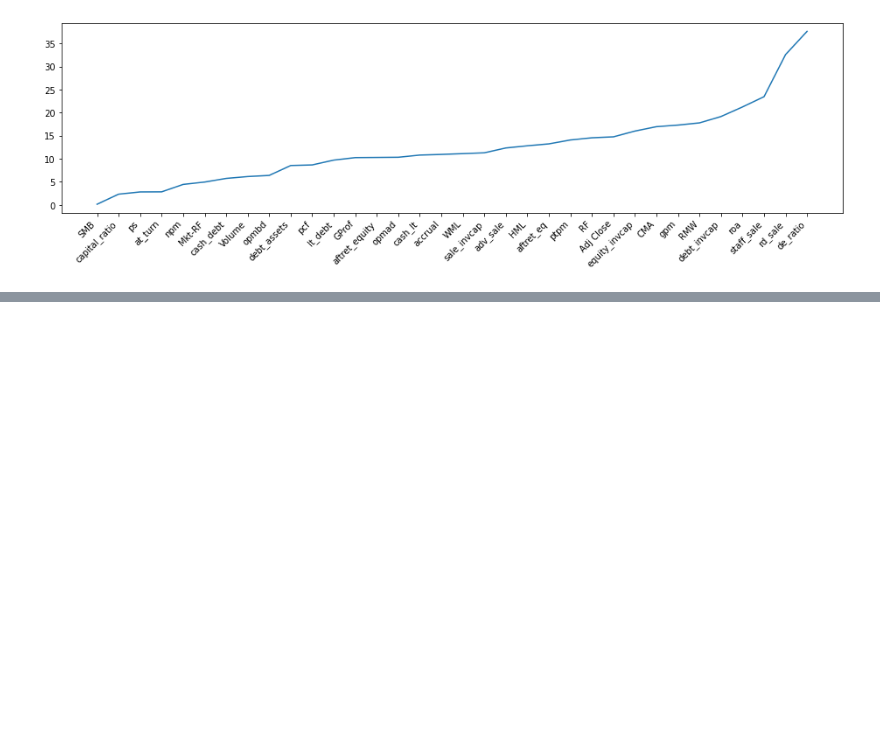
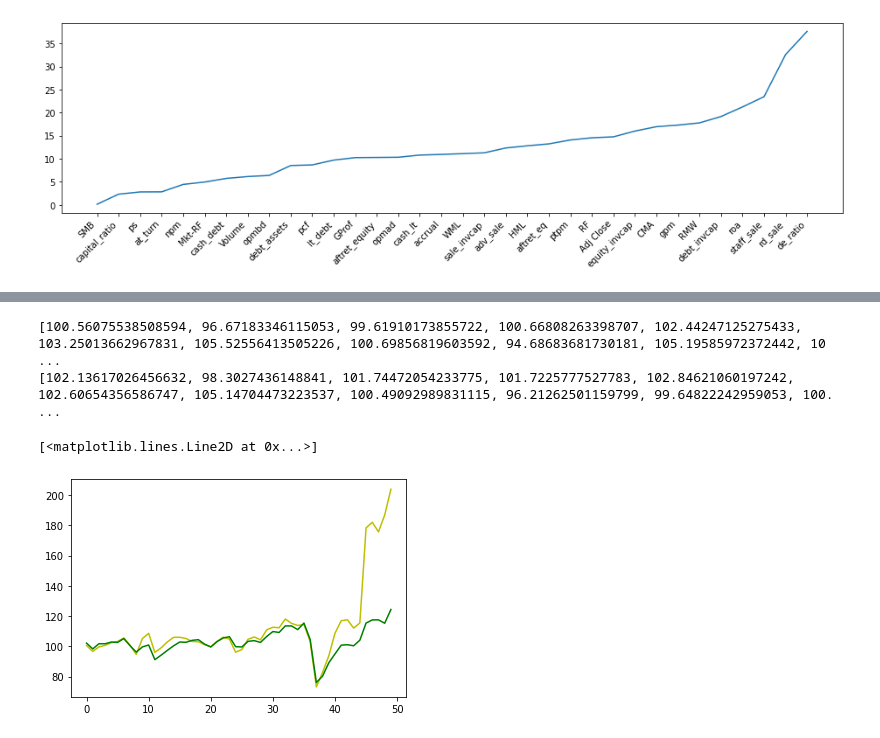
Before and after one commit to tekniktomten/LSTM-for-predicting-returns, a Jupyter notebook: LSTM.ipynb, the cells around one changed output, grey strips where cells are left out. Cells and saved outputs as stored; diff of their text form; code cells hidden in the pictures; blank space fills up the shorter version.

```diff
--- a/LSTM.ipynb
+++ b/LSTM.ipynb
@@ -704,0 +832,10 @@ IndexError: index 38 is out of bounds for axis 0 with size 34
+# %%
+print(cash_list)
+print(index_list)
+plt.plot(cash_list, c="y")
+plt.plot(index_list, c="g")
+# %% [output]
+[100.56075538508594, 96.67183346115053, 99.61910173855722, 100.66808263398707, 102.44247125275433, 103.25013662967831, 105.52556413505226, 100.69856819603592, 94.68683681730181, 105.19585972372442, 10 ...
+[102.13617026456632, 98.3027436148841, 101.74472054233775, 101.7225777527783, 102.84621060197242, 102.60654356586747, 105.14704473223537, 100.49092989831115, 96.21262501159799, 99.64822242959053, 100. ...
+[<matplotlib.lines.Line2D at 0x...>]
+[figure, added]
```
Also changed, not shown: parts of 8 cells of this notebook.
